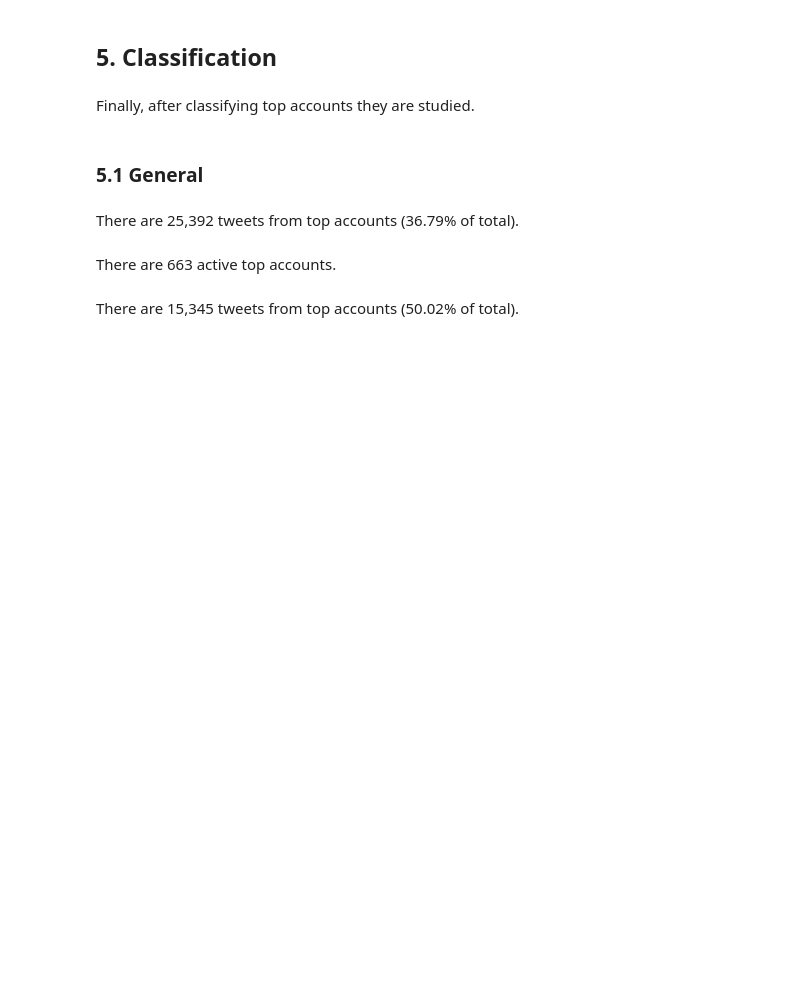
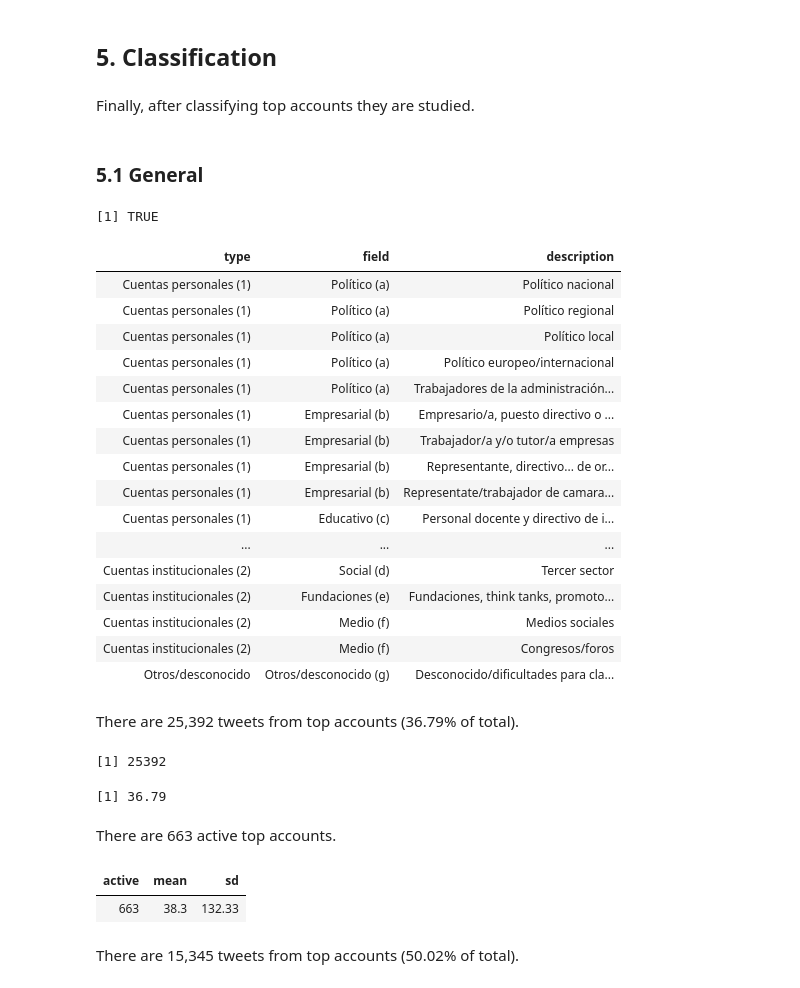
Before and after one commit to Wences91/fpdual, a Jupyter notebook: index.ipynb, the cells around one changed output. Drawn from its saved outputs; the diff is of its cells as text; code cells hidden in the pictures; blank space fills up the shorter version.

```diff
--- a/index.ipynb
+++ b/index.ipynb
@@ -623,8 +705,30 @@ Finally, after classifying top accounts they are studied.
 # %% [markdown]
 ### 5.1 General <a name="51"></a>
 # %%
-classification <- read.csv('data/classification.csv', stringsAsFactors = FALSE)
+classification <- read.csv('data/accounts_classification.csv', stringsAsFactors = FALSE)
+classification_legend <- read.csv('data/classification.csv', stringsAsFactors = FALSE)
+
 all(classification$account %in% tweets$author | classification$account %in% mentions$mentioned)
+classification_legend
+# %% [output]
+[1] TRUE
+| type | field | description |
+| Cuentas personales (1) | Político (a) | Político nacional |
+| Cuentas personales (1) | Político (a) | Político regional |
+| Cuentas personales (1) | Político (a) | Político local |
+| Cuentas personales (1) | Político (a) | Político europeo/internacional |
+| Cuentas personales (1) | Político (a) | Trabajadores de la administración... |
+| Cuentas personales (1) | Empresarial (b) | Empresario/a, puesto directivo o ... |
+| Cuentas personales (1) | Empresarial (b) | Trabajador/a y/o tutor/a empresas |
+| Cuentas personales (1) | Empresarial (b) | Representante, directivo... de or... |
+| Cuentas personales (1) | Empresarial (b) | Representate/trabajador de camara... |
+| Cuentas personales (1) | Educativo (c) | Personal docente y directivo de i... |
+| ... | ... | ... |
+| Cuentas institucionales (2) | Social (d) | Tercer sector |
+| Cuentas institucionales (2) | Fundaciones (e) | Fundaciones, think tanks, promoto... |
+| Cuentas institucionales (2) | Medio (f) | Medios sociales |
+| Cuentas institucionales (2) | Medio (f) | Congresos/foros |
+| Otros/desconocido | Otros/desconocido (g) | Desconocido/dificultades para cla... |
 # %% [markdown]
 There are 25,392 tweets from top accounts (36.79% of total).
 # %%
@@ -632,6 +736,9 @@ tweets_class <- dplyr::inner_join(classification[which(classification$type %in%
 
 sum(table(tweets_class$field))
 round(100*sum(table(tweets_class$field))/dim(tweets)[1],2)
+# %% [output]
+[1] 25392
+[1] 36.79
 # %% [markdown]
 There are 663 active top accounts.
 # %%
@@ -642,6 +749,9 @@ tweets_class %>%
    dplyr::mutate(active=1) %>%
    dplyr::group_by() %>%
    dplyr::summarise(active=sum(active), mean=round(mean(mean),2), sd=round(sd(sd),2))
+# %% [output]
+| active | mean | sd |
+| 663 | 38.3 | 132.33 |
 # %% [markdown]
 There are 15,345 tweets from top accounts (50.02% of total).
 # %%
```
Also changed, not shown: parts of 73 cells of this notebook.
